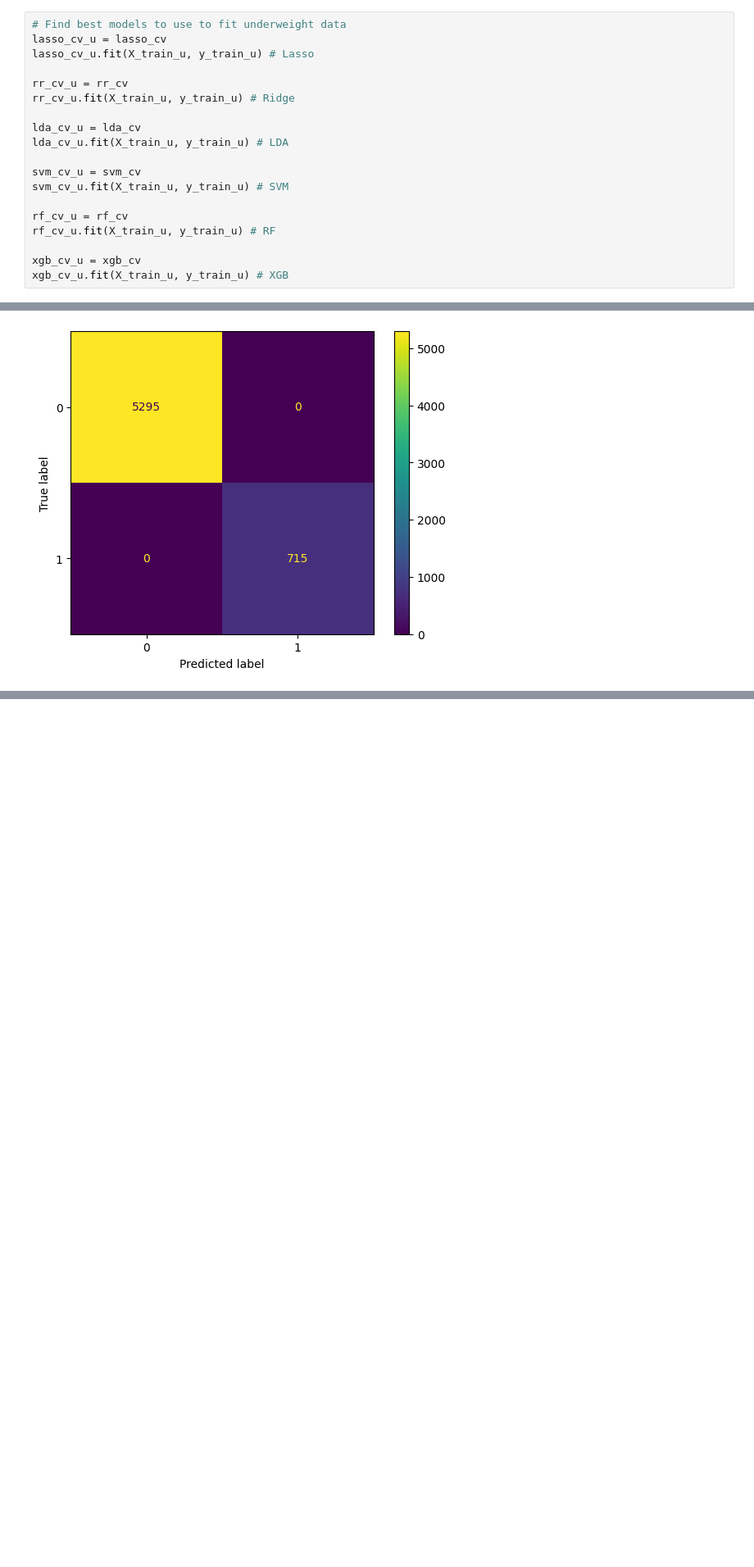
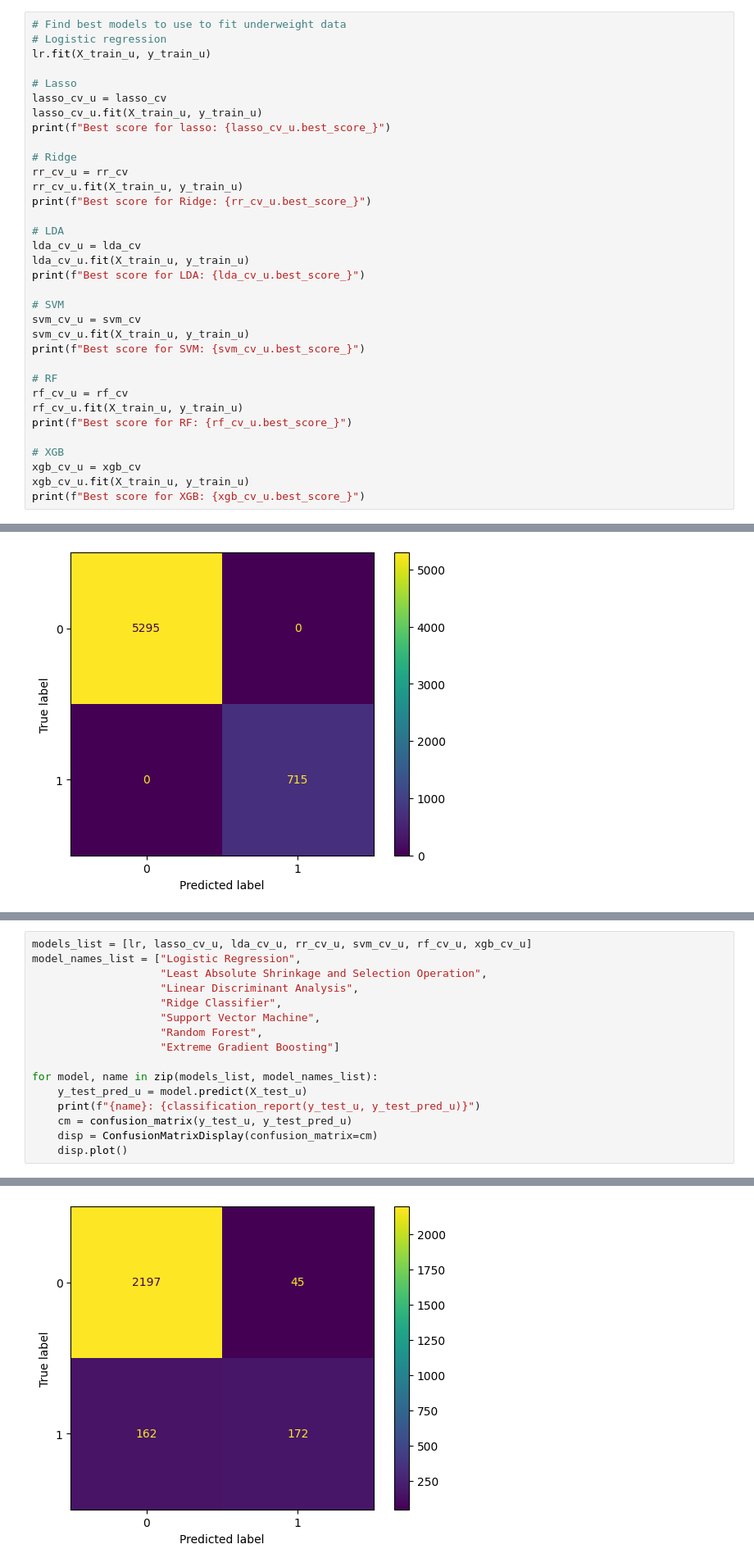
Before and after one commit to KomlaRD/machine_learning_dhs, a Jupyter notebook: ml_undernutrition.ipynb, the cells around one changed output, grey strips where cells are left out. Shown at 82% size. Drawn from its saved outputs; the diff is of its cells as text; blank space fills up the shorter version.

```diff
--- a/ml_undernutrition.ipynb
+++ b/ml_undernutrition.ipynb
@@ -910,21 +910,36 @@ plt.show()
 # %%
 # Find best models to use to fit underweight data
+# Logistic regression
+lr.fit(X_train_u, y_train_u)
+
+# Lasso
 lasso_cv_u = lasso_cv
-lasso_cv_u.fit(X_train_u, y_train_u) # Lasso
+lasso_cv_u.fit(X_train_u, y_train_u)
+print(f"Best score for lasso: {lasso_cv_u.best_score_}")
 
+# Ridge
 rr_cv_u = rr_cv
-rr_cv_u.fit(X_train_u, y_train_u) # Ridge
+rr_cv_u.fit(X_train_u, y_train_u)
+print(f"Best score for Ridge: {rr_cv_u.best_score_}")
 
+# LDA
 lda_cv_u = lda_cv
-lda_cv_u.fit(X_train_u, y_train_u) # LDA
+lda_cv_u.fit(X_train_u, y_train_u)
+print(f"Best score for LDA: {lda_cv_u.best_score_}")
 
+# SVM
 svm_cv_u = svm_cv
-svm_cv_u.fit(X_train_u, y_train_u) # SVM
+svm_cv_u.fit(X_train_u, y_train_u)
+print(f"Best score for SVM: {svm_cv_u.best_score_}")
 
+# RF
 rf_cv_u = rf_cv
-rf_cv_u.fit(X_train_u, y_train_u) # RF
+rf_cv_u.fit(X_train_u, y_train_u)
+print(f"Best score for RF: {rf_cv_u.best_score_}")
 
+# XGB
 xgb_cv_u = xgb_cv
-xgb_cv_u.fit(X_train_u, y_train_u) # XGB
+xgb_cv_u.fit(X_train_u, y_train_u)
+print(f"Best score for XGB: {xgb_cv_u.best_score_}")
 # %% [output]
 Fitting 5 folds for each of 12 candidates, totalling 60 fits
@@ -1010,0 +1017,17 @@ weighted avg       1.00      1.00      1.00      6010
+# %%
+models_list = [lr, lasso_cv_u, lda_cv_u, rr_cv_u, svm_cv_u, rf_cv_u, xgb_cv_u]
+model_names_list = ["Logistic Regression",
+                    "Least Absolute Shrinkage and Selection Operation",
+                    "Linear Discriminant Analysis",
+                    "Ridge Classifier",
+                    "Support Vector Machine",
+                    "Random Forest",
+                    "Extreme Gradient Boosting"]
+
+for model, name in zip(models_list, model_names_list):
+    y_test_pred_u = model.predict(X_test_u)
+    print(f"{name}: {classification_report(y_test_u, y_test_pred_u)}")
+    cm = confusion_matrix(y_test_u, y_test_pred_u)
+    disp = ConfusionMatrixDisplay(confusion_matrix=cm)
+    disp.plot()
+# %% [output]
@@ -1010,0 +1051 @@ weighted avg       1.00      1.00      1.00      6010
+[figure, added]
```
Also changed, not shown: parts of 11 cells of this notebook.
